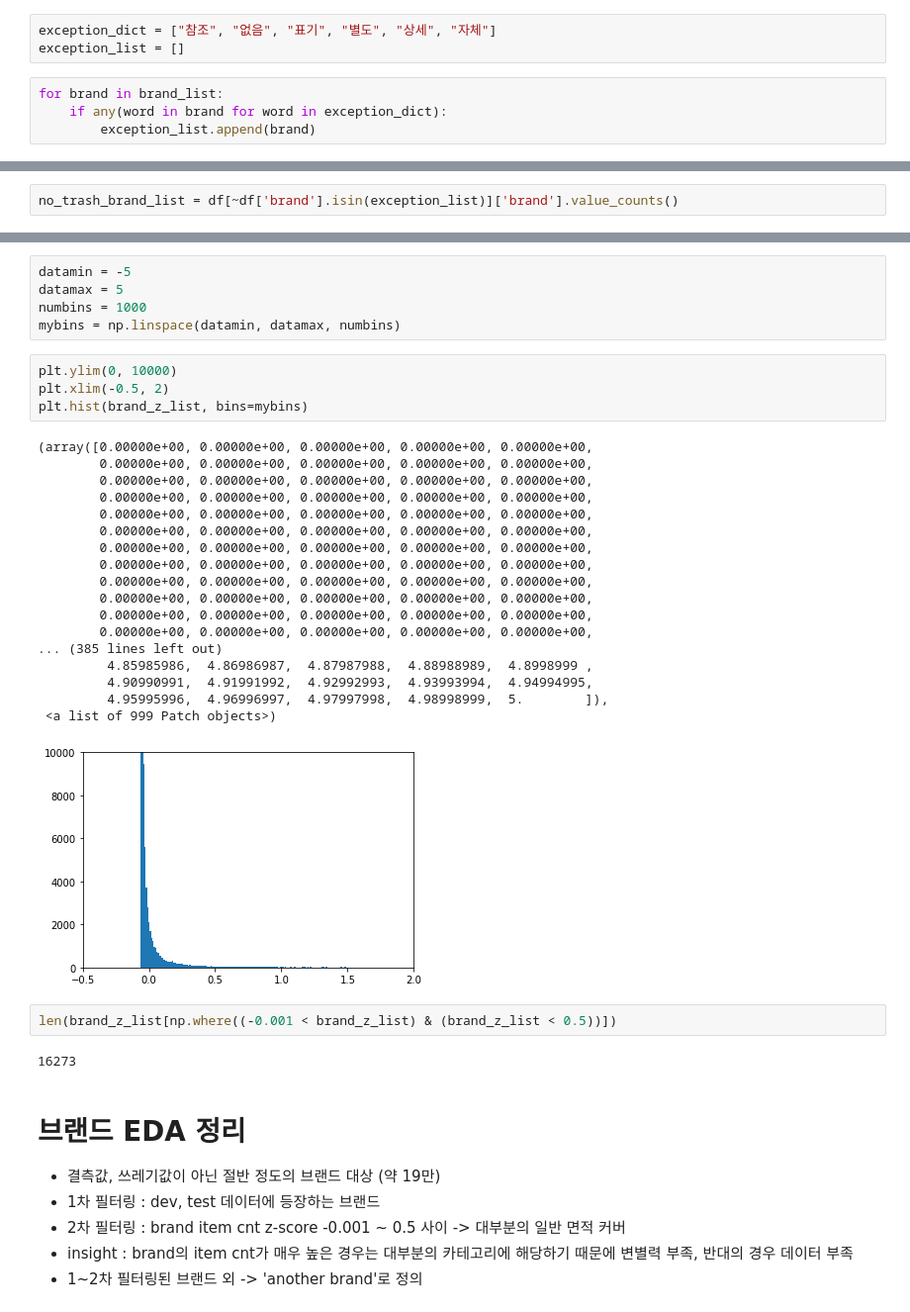
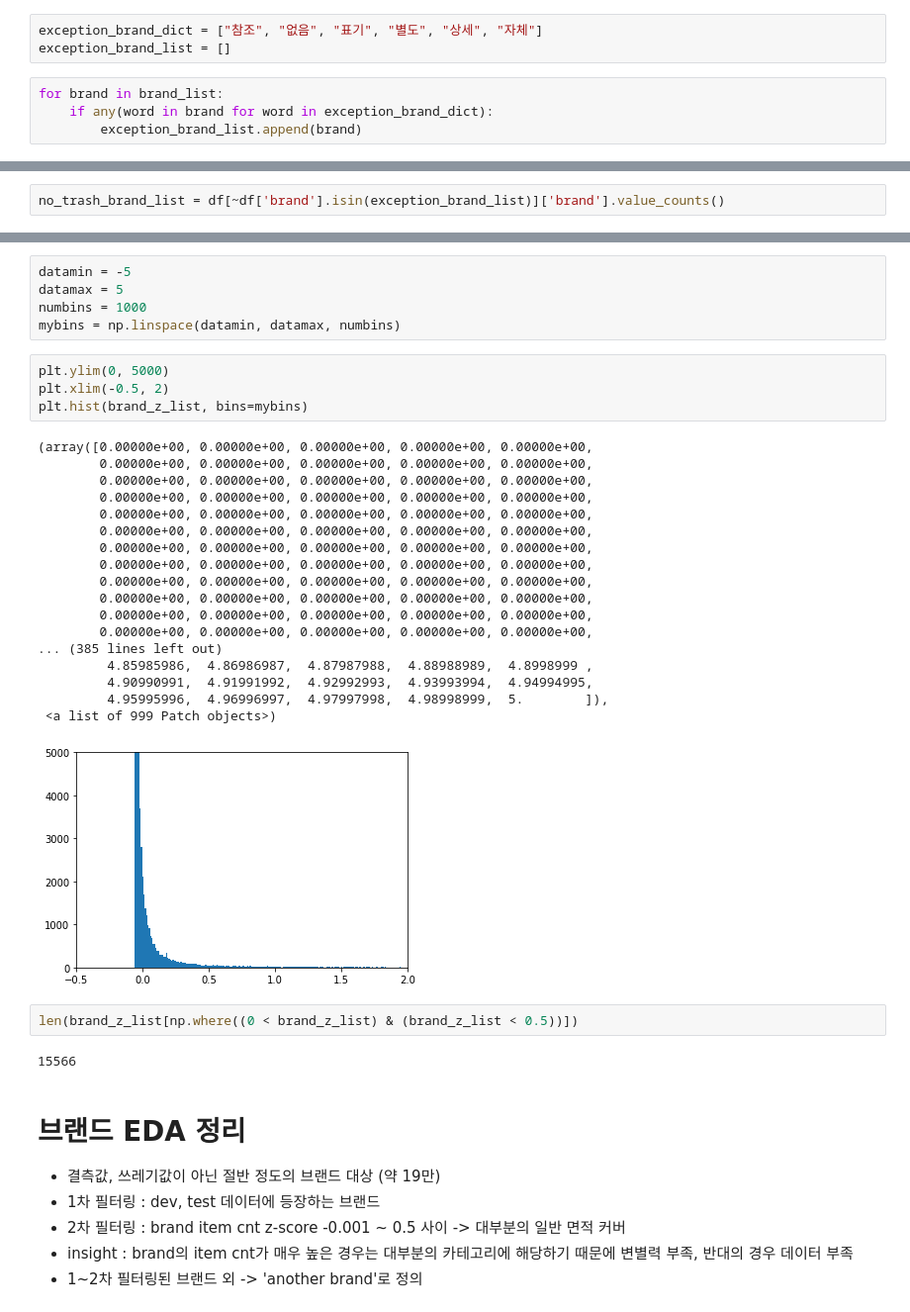
Before and after one commit to dunna-error/shopping-classification, a Jupyter notebook: yamarae/eda/02_eda_dataframe.ipynb, the cells around one changed output, grey strips where cells are left out. Shown: that part at 99% size. Saved outputs shown, nothing was run; the diff lists cells and outputs as text.

```diff
--- a/yamarae/eda/02_eda_dataframe.ipynb
+++ b/yamarae/eda/02_eda_dataframe.ipynb
@@ -185,10 +185,10 @@ len(df.brand.value_counts()) ## --> 브랜드 종류 약 19만개
 # %%
 brand_list = df.brand.value_counts().index.tolist()
 # %%
-exception_dict = ["참조", "없음", "표기", "별도", "상세", "자체"]
-exception_list = []
+exception_brand_dict = ["참조", "없음", "표기", "별도", "상세", "자체"]
+exception_brand_list = []
 # %%
 for brand in brand_list:
-    if any(word in brand for word in exception_dict):
-        exception_list.append(brand)
+    if any(word in brand for word in exception_brand_dict):
+        exception_brand_list.append(brand)
 # %%
@@ -285,7 +287,7 @@ Name: brand, dtype: int64
 # %% [markdown]
 #### brand normalized distribution
 # %%
-no_trash_brand_list = df[~df['brand'].isin(exception_list)]['brand'].value_counts()
+no_trash_brand_list = df[~df['brand'].isin(exception_brand_list)]['brand'].value_counts()
 # %%
 from scipy import stats
 # %%
@@ -303,32 +305,32 @@ datamax = 5
 numbins = 1000
 mybins = np.linspace(datamin, datamax, numbins)
 # %%
-plt.ylim(0, 10000)
+plt.ylim(0, 5000)
 plt.xlim(-0.5, 2)
 plt.hist(brand_z_list, bins=mybins)
 # %% [output]
 (array([0.00000e+00, 0.00000e+00, 0.00000e+00, 0.00000e+00, 0.00000e+00,
         0.00000e+00, 0.00000e+00, 0.00000e+00, 0.00000e+00, 0.00000e+00,
         0.00000e+00, 0.00000e+00, 0.00000e+00, 0.00000e+00, 0.00000e+00,
         0.00000e+00, 0.00000e+00, 0.00000e+00, 0.00000e+00, 0.00000e+00,
         0.00000e+00, 0.00000e+00, 0.00000e+00, 0.00000e+00, 0.00000e+00,
         0.00000e+00, 0.00000e+00, 0.00000e+00, 0.00000e+00, 0.00000e+00,
         0.00000e+00, 0.00000e+00, 0.00000e+00, 0.00000e+00, 0.00000e+00,
         0.00000e+00, 0.00000e+00, 0.00000e+00, 0.00000e+00, 0.00000e+00,
         0.00000e+00, 0.00000e+00, 0.00000e+00, 0.00000e+00, 0.00000e+00,
         0.00000e+00, 0.00000e+00, 0.00000e+00, 0.00000e+00, 0.00000e+00,
         0.00000e+00, 0.00000e+00, 0.00000e+00, 0.00000e+00, 0.00000e+00,
         0.00000e+00, 0.00000e+00, 0.00000e+00, 0.00000e+00, 0.00000e+00,
 ... (385 lines left out)
          4.85985986,  4.86986987,  4.87987988,  4.88988989,  4.8998999 ,
          4.90990991,  4.91991992,  4.92992993,  4.93993994,  4.94994995,
          4.95995996,  4.96996997,  4.97997998,  4.98998999,  5.        ]),
  <a list of 999 Patch objects>)
-[figure, old version]
+[figure, new version]
 # %%
-len(brand_z_list[np.where((-0.001 < brand_z_list) & (brand_z_list < 0.5))])
+len(brand_z_list[np.where((0 < brand_z_list) & (brand_z_list < 0.5))])
 # %% [output]
-16273
+15566
 # %% [markdown]
 # 브랜드 EDA 정리
 - 결측값, 쓰레기값이 아닌 절반 정도의 브랜드 대상 (약 19만)
```
Also changed, not shown: parts of 60 cells of this notebook.
